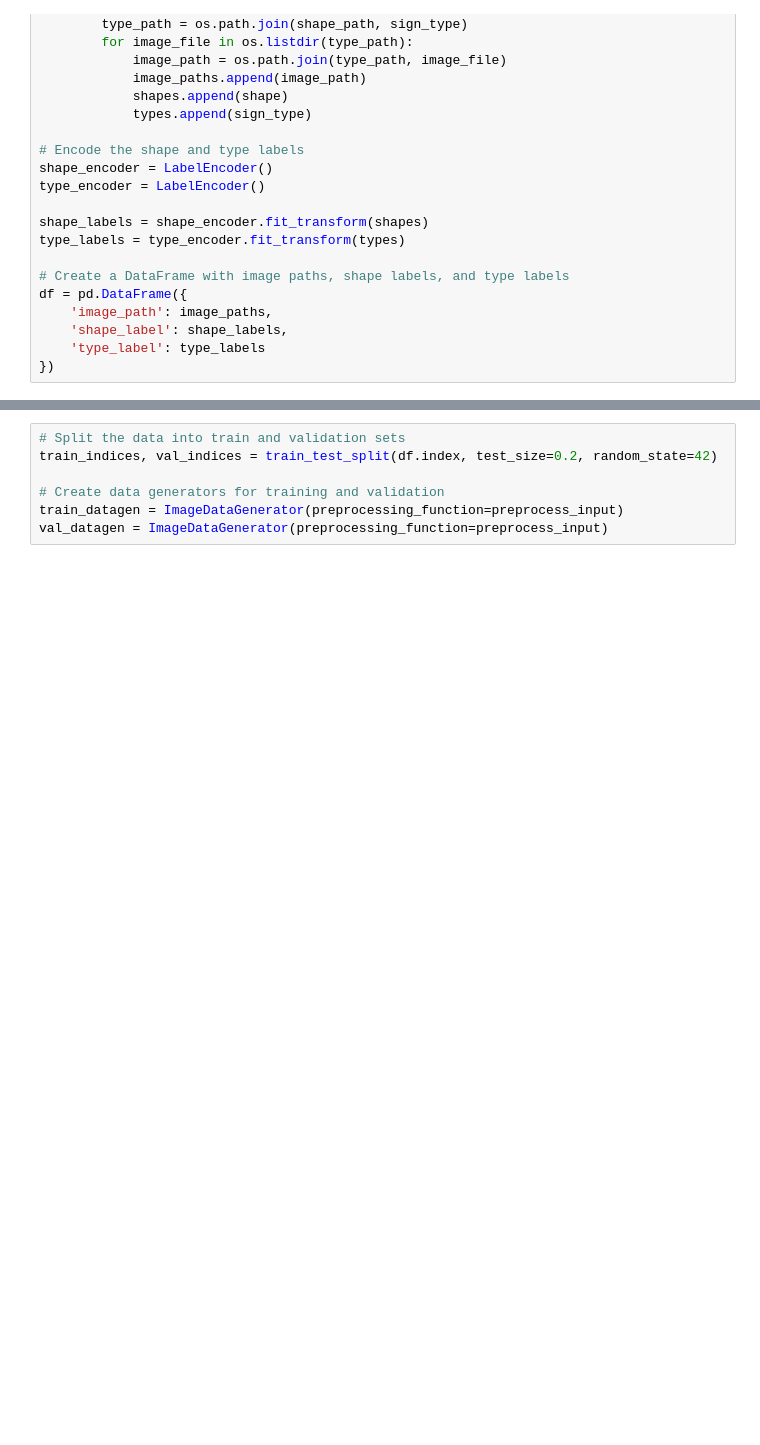
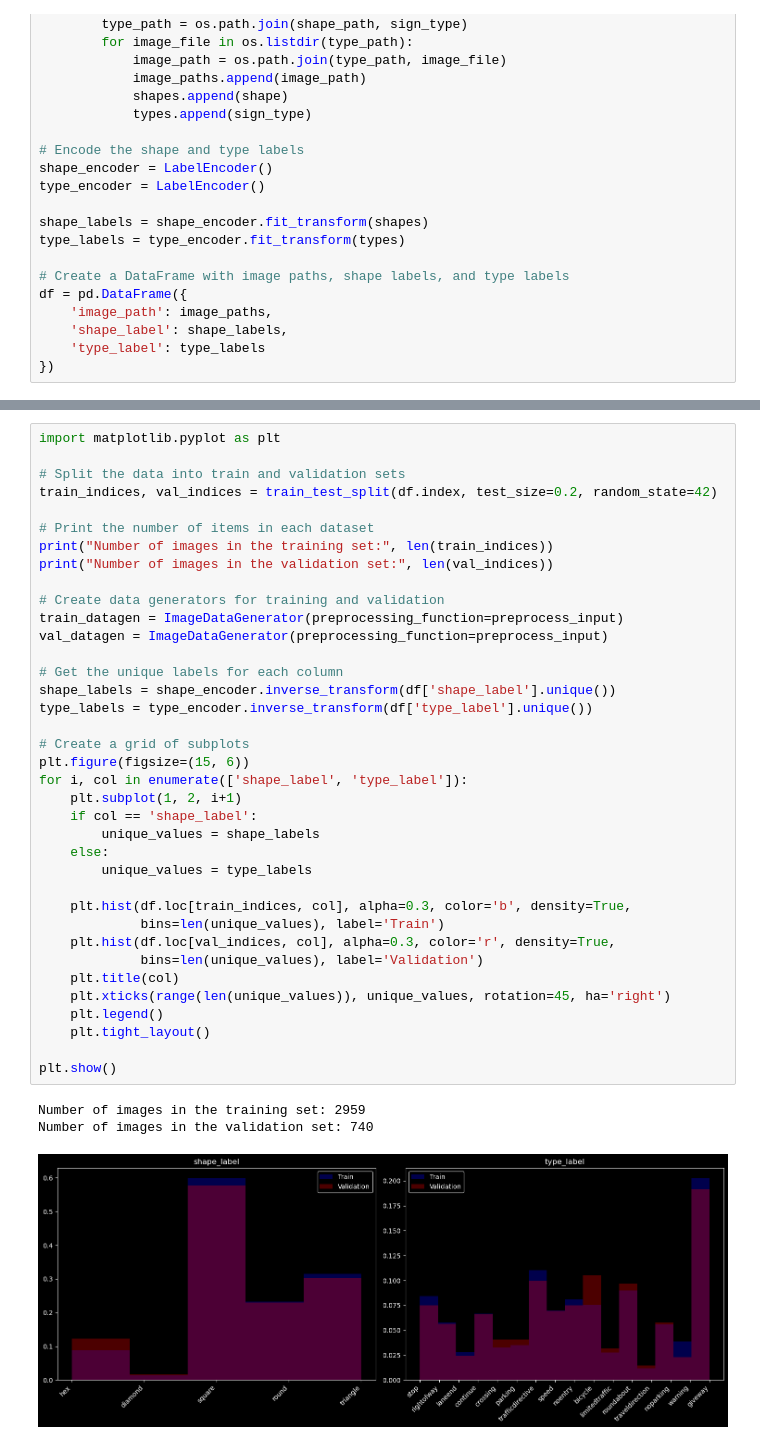
Before and after one commit to des1-gner/trafficsigns-main, a Jupyter notebook: s3952320_s3900481.ipynb, the cells around one changed output, grey strips where cells are left out. Saved outputs shown, nothing was run; the diff lists cells and outputs as text; blank space fills up the shorter version.

```diff
--- a/s3952320_s3900481.ipynb
+++ b/s3952320_s3900481.ipynb
@@ -254,7 +181,41 @@ df = pd.DataFrame({
 # %%
+import matplotlib.pyplot as plt
+
 # Split the data into train and validation sets
 train_indices, val_indices = train_test_split(df.index, test_size=0.2, random_state=42)
+
+# Print the number of items in each dataset
+print("Number of images in the training set:", len(train_indices))
+print("Number of images in the validation set:", len(val_indices))
 
 # Create data generators for training and validation
 train_datagen = ImageDataGenerator(preprocessing_function=preprocess_input)
 val_datagen = ImageDataGenerator(preprocessing_function=preprocess_input)
+
+# Get the unique labels for each column
+shape_labels = shape_encoder.inverse_transform(df['shape_label'].unique())
+type_labels = type_encoder.inverse_transform(df['type_label'].unique())
+
+# Create a grid of subplots
+plt.figure(figsize=(15, 6))
+for i, col in enumerate(['shape_label', 'type_label']):
+    plt.subplot(1, 2, i+1)
+    if col == 'shape_label':
+        unique_values = shape_labels
+    else:
+        unique_values = type_labels
+
+    plt.hist(df.loc[train_indices, col], alpha=0.3, color='b', density=True,
+             bins=len(unique_values), label='Train')
+    plt.hist(df.loc[val_indices, col], alpha=0.3, color='r', density=True,
+             bins=len(unique_values), label='Validation')
+    plt.title(col)
+    plt.xticks(range(len(unique_values)), unique_values, rotation=45, ha='right')
+    plt.legend()
+    plt.tight_layout()
+
+plt.show()
+# %% [output]
+Number of images in the training set: 2959
+Number of images in the validation set: 740
+[figure, added]
```
Also changed, not shown: parts of 26 cells of this notebook, 1 other file.
